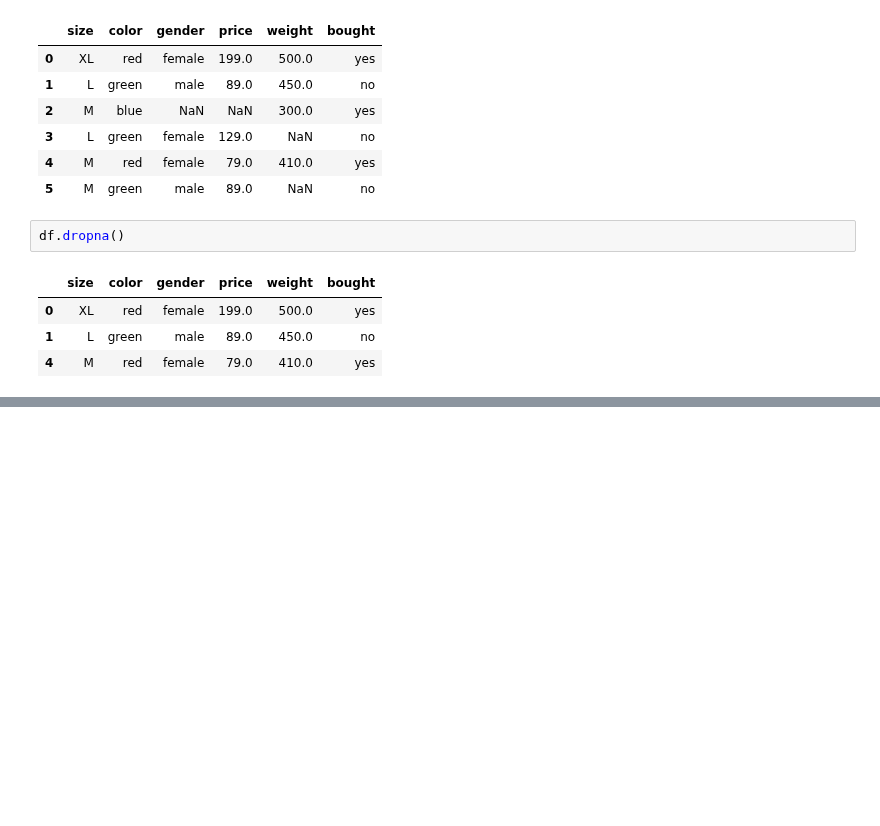
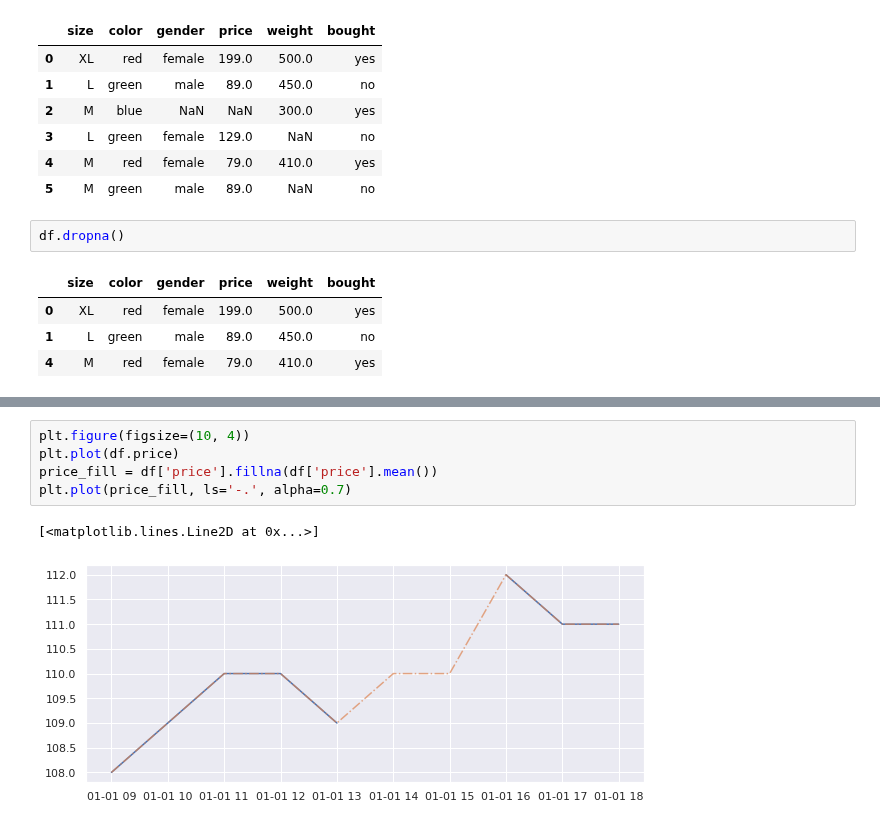
Before and after one commit to krakowiakpawel9/ml_course, a Jupyter notebook: cont/001_missing_values.ipynb, the cells around one changed output, grey strips where cells are left out. Drawn from its saved outputs; the diff is of its cells as text; blank space fills up the shorter version.

```diff
--- a/cont/001_missing_values.ipynb
+++ b/cont/001_missing_values.ipynb
@@ -265,0 +307,8 @@ df.dropna()
+# %%
+plt.figure(figsize=(10, 4))
+plt.plot(df.price)
+price_fill = df['price'].fillna(df['price'].mean())
+plt.plot(price_fill, ls='-.', alpha=0.7)
+# %% [output]
+[<matplotlib.lines.Line2D at 0x...>]
+[figure, added]
```
Also changed, not shown: parts of 8 cells of this notebook.
